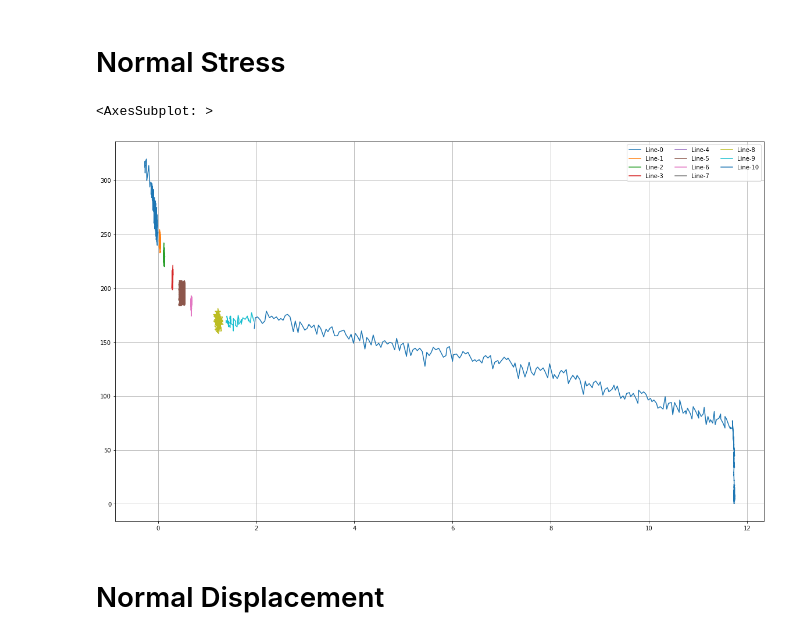
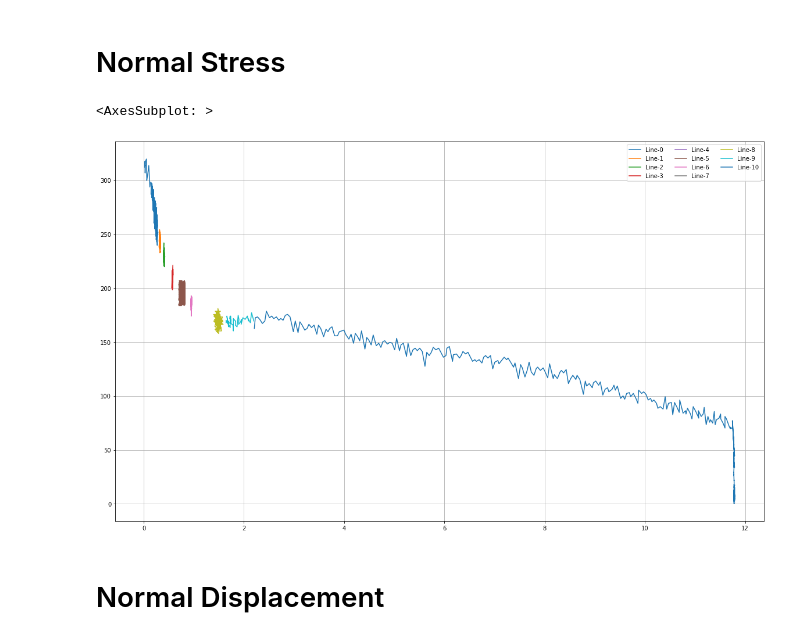
Before and after one commit to haiiliin/svgdatagrabber, a Jupyter notebook: examples/praai2013.ipynb, the cells around one changed output. Saved outputs shown, nothing was run; the diff lists cells and outputs as text; code cells hidden in the pictures.

```diff
--- a/examples/praai2013.ipynb
+++ b/examples/praai2013.ipynb
@@ -41,22 +41,22 @@ paths.plot(fig_kwargs=dict(figsize=(20, 12)))
 # %%
 from svgdatagrabber import SvgPathParser
 
 parser = SvgPathParser(
     "praai2013.svg",
     xrange=(3300, 5200),
     yrange=(4800, 6100),
     min_segments=6,
     tolerance=1,
 )
 
-translate = (-3420, -6000 + 320)
-scale = (0.0073, 0.328)
+translate = (-3380, -6000 + 320)
+scale = (0.00715, 0.328)
 paths = parser.parse(translate=translate, scale=scale, origin=(0.0, 320.0))
 paths.to_csv("results/w-sign.csv", x="w", y="sign")
 paths.plot(fig_kwargs=dict(figsize=(20, 12)))
 # %% [output]
 <AxesSubplot: >
-[figure, old version]
+[figure, new version]
 # %% [markdown]
 # Normal Displacement
 # %%
```
Also changed, not shown: parts of 1 cell of this notebook, 1 other file.
